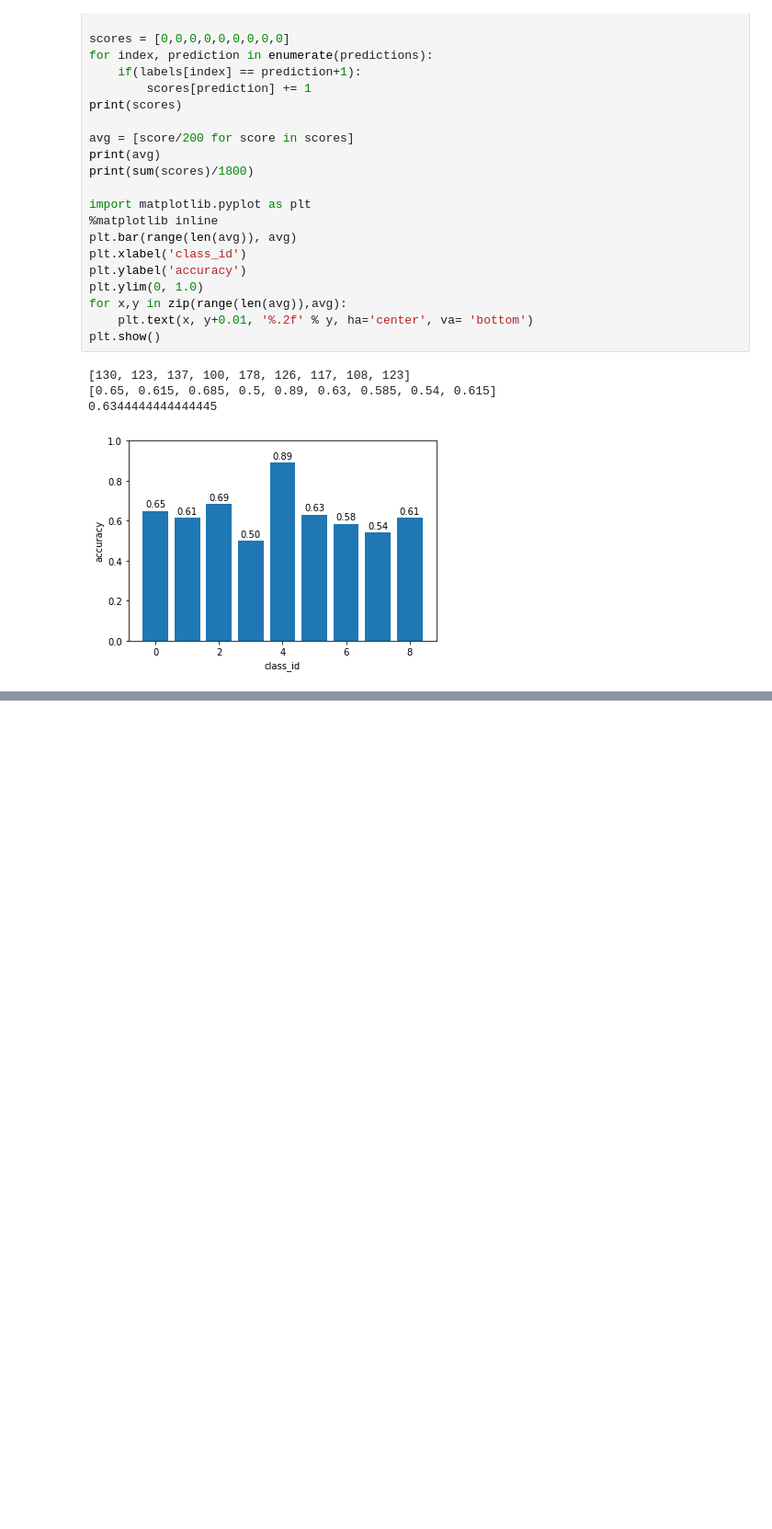
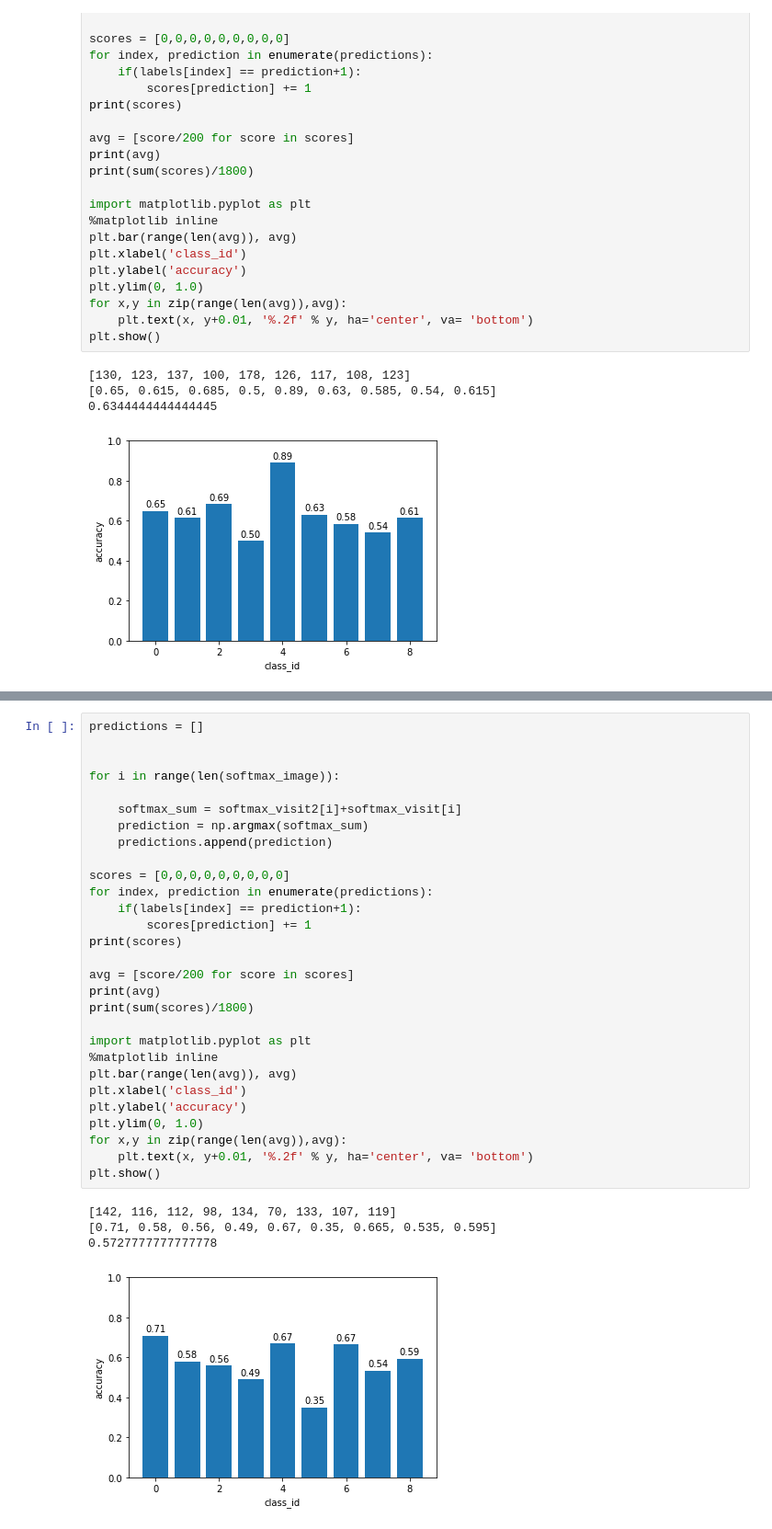
Before and after one commit to czczup/GFRecognition, a Jupyter notebook: code/test_train_valid.ipynb, the cells around one changed output, grey strips where cells are left out. Shown: that part at 92% size. Cells and saved outputs as stored; diff of their text form; blank space fills up the shorter version.

```diff
--- a/code/test_train_valid.ipynb
+++ b/code/test_train_valid.ipynb
@@ -294,0 +356,34 @@ flag
+# %%
+predictions = []
+
+
+for i in range(len(softmax_image)):
+
+    softmax_sum = softmax_visit2[i]+softmax_visit[i]
+    prediction = np.argmax(softmax_sum)
+    predictions.append(prediction)
+
+scores = [0,0,0,0,0,0,0,0,0]
+for index, prediction in enumerate(predictions):
+    if(labels[index] == prediction+1):
+        scores[prediction] += 1
+print(scores)
+
+avg = [score/200 for score in scores]
+print(avg)
+print(sum(scores)/1800)
+
+import matplotlib.pyplot as plt
+%matplotlib inline
+plt.bar(range(len(avg)), avg)
+plt.xlabel('class_id')
+plt.ylabel('accuracy')
+plt.ylim(0, 1.0)
+for x,y in zip(range(len(avg)),avg):
+    plt.text(x, y+0.01, '%.2f' % y, ha='center', va= 'bottom')
+plt.show()
+# %% [output]
+[142, 116, 112, 98, 134, 70, 133, 107, 119]
+[0.71, 0.58, 0.56, 0.49, 0.67, 0.35, 0.665, 0.535, 0.595]
+0.5727777777777778
+[figure, added]
```
Also changed, not shown: parts of 6 cells of this notebook, 3 other files.
